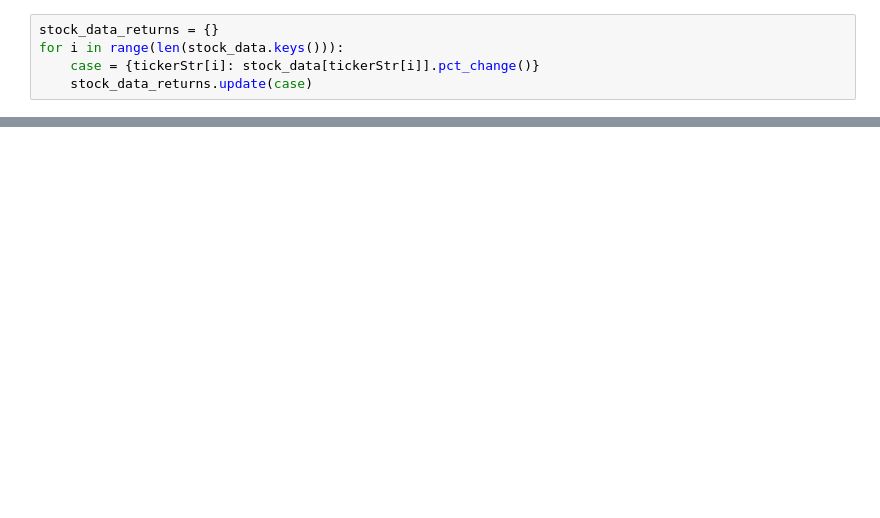
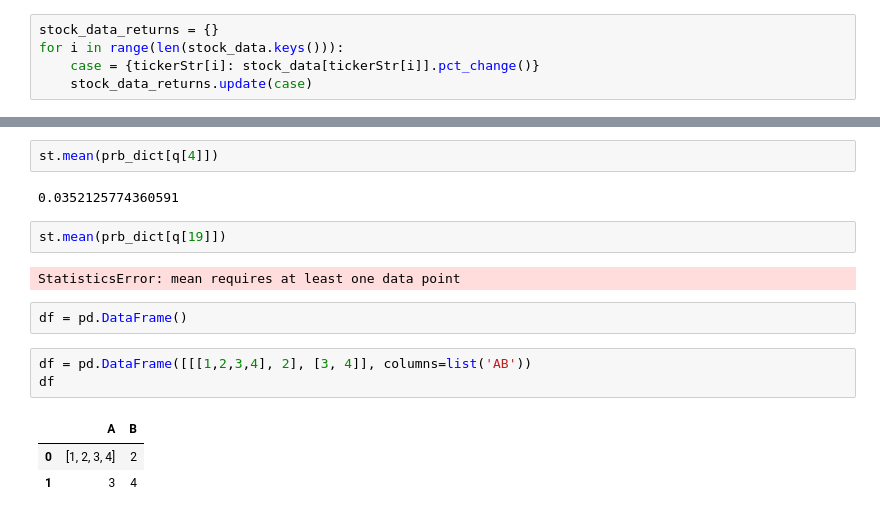
Before and after one commit to adriancort/loquat, a Jupyter notebook: Dictionary Comprehension .ipynb, the cells around one changed output, grey strips where cells are left out. Saved outputs shown, nothing was run; the diff lists cells and outputs as text; blank space fills up the shorter version.

```diff
--- a/Dictionary Comprehension .ipynb
+++ b/Dictionary Comprehension .ipynb
@@ -67,0 +92,17 @@ stock_data_returns['ASML']
+# %%
+st.mean(prb_dict[q[4]])
+# %% [output]
+0.0352125774360591
+# %%
+st.mean(prb_dict[q[19]])
+# %% [output]
+StatisticsError: mean requires at least one data point
+# %%
+df = pd.DataFrame()
+# %%
+df = pd.DataFrame([[[1,2,3,4], 2], [3, 4]], columns=list('AB'))
+df
+# %% [output]
+|  | A | B |
+| 0 | [1, 2, 3, 4] | 2 |
+| 1 | 3 | 4 |
```
Also changed, not shown: parts of 7 cells of this notebook, 3 other files.
